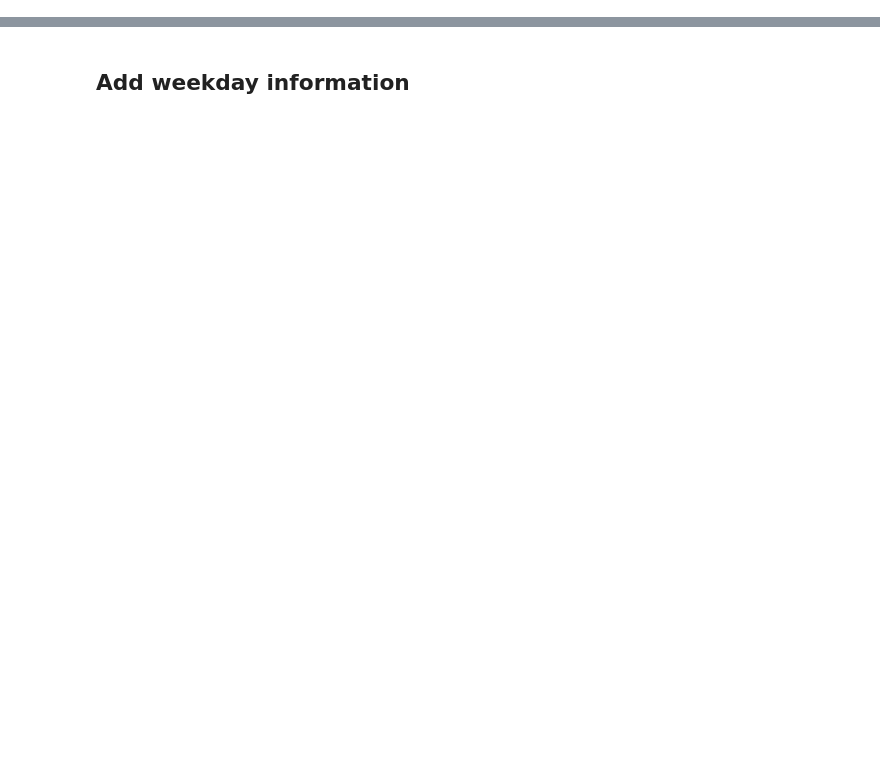
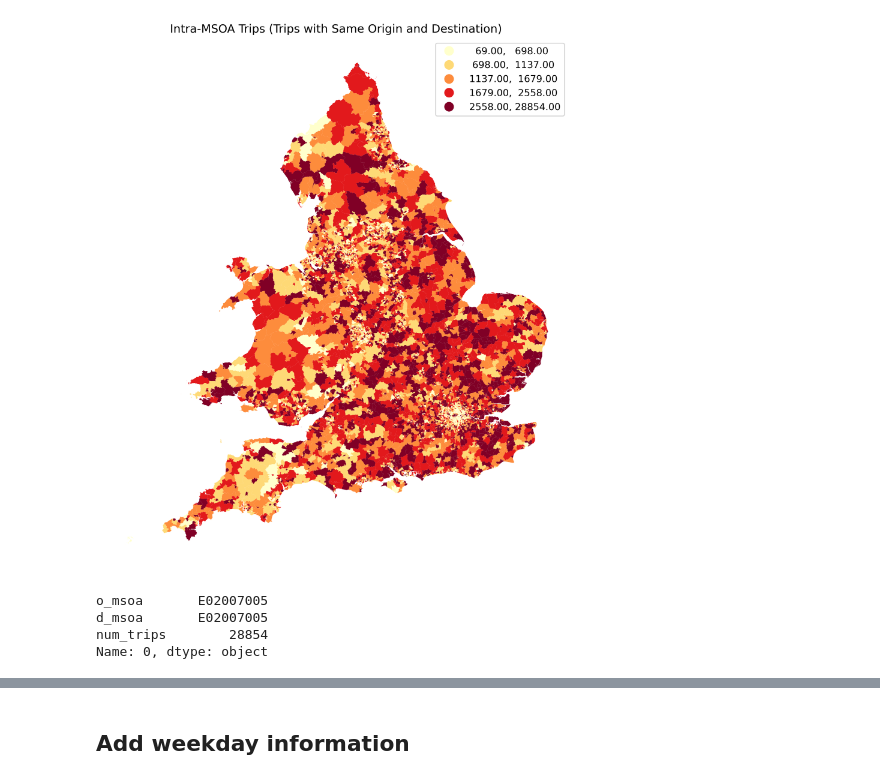
Before and after one commit to YueLi-0816/mobile_data, a Jupyter notebook: analysis.ipynb, the cells around one changed output, grey strips where cells are left out. Saved outputs shown, nothing was run; the diff lists cells and outputs as text; code cells hidden in the pictures; blank space fills up the shorter version.

```diff
--- a/analysis.ipynb
+++ b/analysis.ipynb
@@ -51,0 +100,4 @@ pd.read_csv("data/msoa_OD_allactivity.csv.gz", compression="gzip")
+# %%
+# To select rows where o_msoa is equal to d_msoa, you can use a boolean condition.
+intra_msoa_trips = msoa_all[msoa_all['o_msoa'] == msoa_all['d_msoa']]
+intra_msoa_trips
@@ -51,0 +118,30 @@ pd.read_csv("data/msoa_OD_allactivity.csv.gz", compression="gzip")
+# %%
+merged_gdf = msoa_map.merge(
+    intra_msoa_trips,
+    left_on='MSOA21CD',
+    right_on='o_msoa',
+    how='left'
+)
+
+# Fill any NaN values in `num_trips` with 0 after the merge.
+merged_gdf['num_trips'] = merged_gdf['num_trips'].fillna(0)
+
+# Create the map colored by num_trips.
+fig, ax = plt.subplots(1, 1, figsize=(10, 10), dpi=300)
+merged_gdf.plot(
+    column='num_trips',
+    ax=ax,
+    legend=True,
+    cmap='YlOrRd',
+    edgecolor='None',
+    linewidth=0.5,
+    scheme='Quantiles'
+)
+
+ax.set_title('Intra-MSOA Trips (Trips with Same Origin and Destination)')
+ax.set_axis_off()  # Turn off the axes for a cleaner map plot
+
+# Display the map
+plt.show()
+# %% [output]
+[figure, added]
@@ -52,3 +159,10 @@ pd.read_csv("data/msoa_OD_allactivity.csv.gz", compression="gzip")
+# %%
+msoa_all.iloc[0]
+# %% [output]
+o_msoa       E02007005
+d_msoa       E02007005
+num_trips        28854
+Name: 0, dtype: object
 # %%
 pd.read_csv("data/msoa_OD_travel2work.csv", compression="gzip")
 # %% [output]
```
Also changed, not shown: parts of 11 cells of this notebook.
